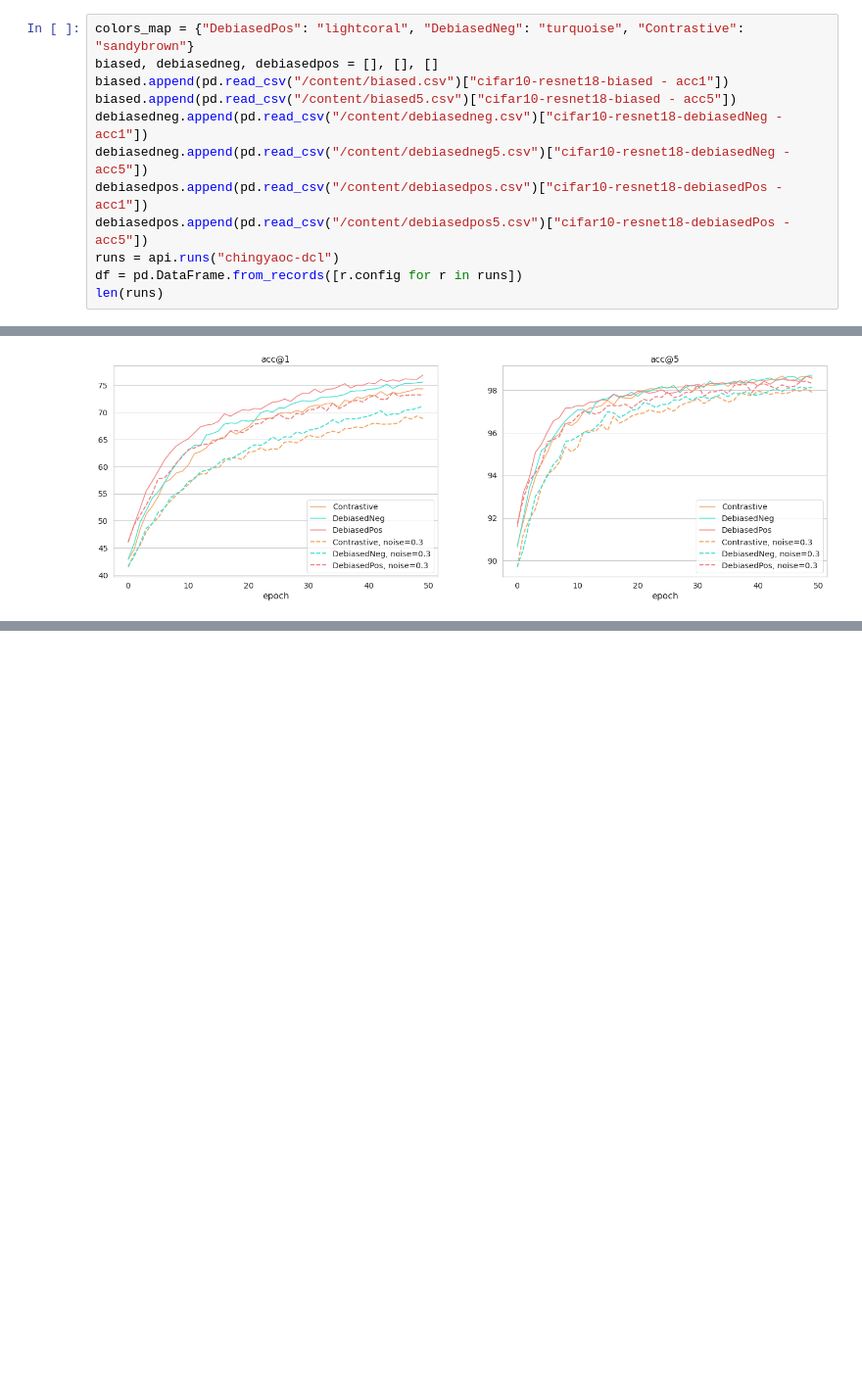
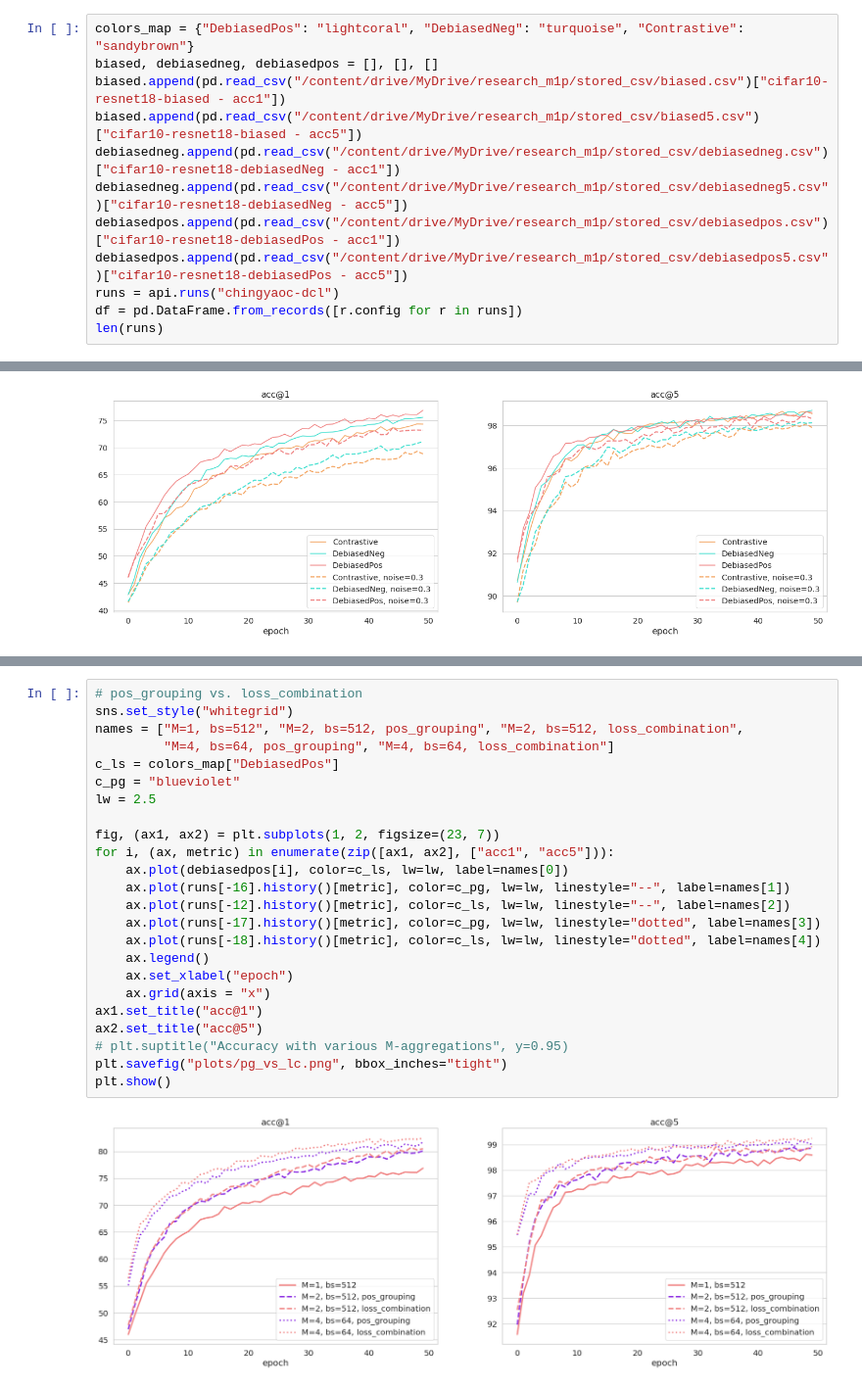
Before and after one commit to intsystems/2023-Project-123, a Jupyter notebook: code/experiments.ipynb, the cells around one changed output, grey strips where cells are left out. Shown: that part at 98% size. Drawn from its saved outputs; the diff is of its cells as text; blank space fills up the shorter version.

Commit message:
M-aggregation experiment

```diff
--- a/code/experiments.ipynb
+++ b/code/experiments.ipynb
@@ -413,12 +474,12 @@ df = pd.DataFrame.from_records([r.config for r in runs])
 # %%
 colors_map = {"DebiasedPos": "lightcoral", "DebiasedNeg": "turquoise", "Contrastive": "sandybrown"}
 biased, debiasedneg, debiasedpos = [], [], []
-biased.append(pd.read_csv("/content/biased.csv")["cifar10-resnet18-biased - acc1"])
-biased.append(pd.read_csv("/content/biased5.csv")["cifar10-resnet18-biased - acc5"])
-debiasedneg.append(pd.read_csv("/content/debiasedneg.csv")["cifar10-resnet18-debiasedNeg - acc1"])
-debiasedneg.append(pd.read_csv("/content/debiasedneg5.csv")["cifar10-resnet18-debiasedNeg - acc5"])
-debiasedpos.append(pd.read_csv("/content/debiasedpos.csv")["cifar10-resnet18-debiasedPos - acc1"])
-debiasedpos.append(pd.read_csv("/content/debiasedpos5.csv")["cifar10-resnet18-debiasedPos - acc5"])
+biased.append(pd.read_csv("/content/drive/MyDrive/research_m1p/stored_csv/biased.csv")["cifar10-resnet18-biased - acc1"])
+biased.append(pd.read_csv("/content/drive/MyDrive/research_m1p/stored_csv/biased5.csv")["cifar10-resnet18-biased - acc5"])
+debiasedneg.append(pd.read_csv("/content/drive/MyDrive/research_m1p/stored_csv/debiasedneg.csv")["cifar10-resnet18-debiasedNeg - acc1"])
+debiasedneg.append(pd.read_csv("/content/drive/MyDrive/research_m1p/stored_csv/debiasedneg5.csv")["cifar10-resnet18-debiasedNeg - acc5"])
+debiasedpos.append(pd.read_csv("/content/drive/MyDrive/research_m1p/stored_csv/debiasedpos.csv")["cifar10-resnet18-debiasedPos - acc1"])
+debiasedpos.append(pd.read_csv("/content/drive/MyDrive/research_m1p/stored_csv/debiasedpos5.csv")["cifar10-resnet18-debiasedPos - acc5"])
 runs = api.runs("chingyaoc-dcl")
 df = pd.DataFrame.from_records([r.config for r in runs])
 len(runs)
@@ -526,3 +586,29 @@ plt.savefig("plots/base_vs_M=2.png", bbox_inches="tight")
 plt.show()
 # %% [output]
 [figure]
+# %%
+# pos_grouping vs. loss_combination
+sns.set_style("whitegrid")
+names = ["M=1, bs=512", "M=2, bs=512, pos_grouping", "M=2, bs=512, loss_combination",
+         "M=4, bs=64, pos_grouping", "M=4, bs=64, loss_combination"]
+c_ls = colors_map["DebiasedPos"]
+c_pg = "blueviolet"
+lw = 2.5
+
+fig, (ax1, ax2) = plt.subplots(1, 2, figsize=(23, 7))
+for i, (ax, metric) in enumerate(zip([ax1, ax2], ["acc1", "acc5"])):
+    ax.plot(debiasedpos[i], color=c_ls, lw=lw, label=names[0])
+    ax.plot(runs[-16].history()[metric], color=c_pg, lw=lw, linestyle="--", label=names[1])
+    ax.plot(runs[-12].history()[metric], color=c_ls, lw=lw, linestyle="--", label=names[2])
+    ax.plot(runs[-17].history()[metric], color=c_pg, lw=lw, linestyle="dotted", label=names[3])
+    ax.plot(runs[-18].history()[metric], color=c_ls, lw=lw, linestyle="dotted", label=names[4])
+    ax.legend()
+    ax.set_xlabel("epoch")
+    ax.grid(axis = "x")
+ax1.set_title("acc@1")
+ax2.set_title("acc@5")
+# plt.suptitle("Accuracy with various M-aggregations", y=0.95)
+plt.savefig("plots/pg_vs_lc.png", bbox_inches="tight")
+plt.show()
+# %% [output]
+[figure, added]
```
Also changed, not shown: parts of 19 cells of this notebook.
